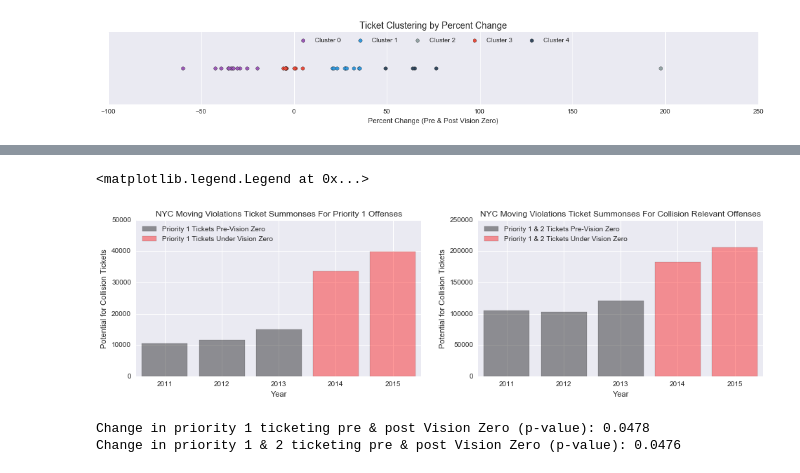
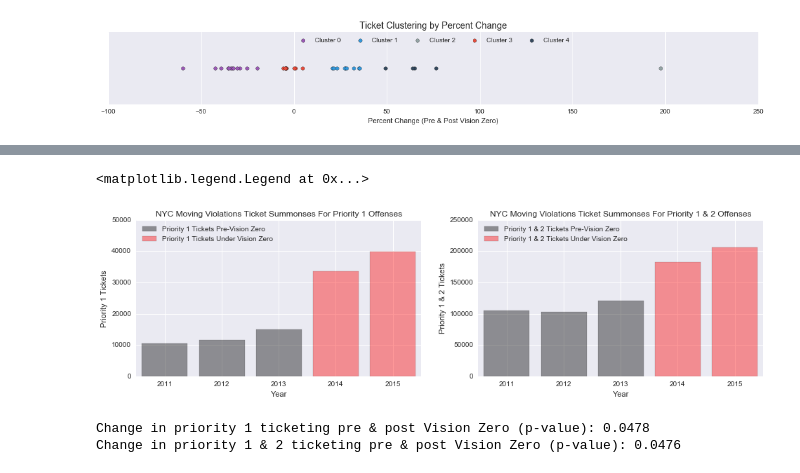
Before and after one commit to anastasiashe/Vision_Zero, a Jupyter notebook: TicketSummonses/04 Results.ipynb, the cells around one changed output, grey strips where cells are left out. Saved outputs shown, nothing was run; the diff lists cells and outputs as text; code cells hidden in the pictures.

```diff
--- a/TicketSummonses/04 Results.ipynb
+++ b/TicketSummonses/04 Results.ipynb
@@ -243,33 +263,33 @@ df['Year'] = [2011, 2012, 2013, 2014, 2015, 0, 0, 0, 0, 0,]
 # %%
 # Plot Change in Priority 1 Tickets
 fig1, (ax1, ax2) = pl.subplots(nrows = 1, ncols = 2, figsize = (16, 4))
 
 # Plot Priority 1 Tickets
 ax1.get_xaxis().get_major_formatter().set_useOffset(False)
 ax1.bar(df.Year[0:3], df['Not_Giving_RofW_to_Pedes'][0:3], color = 'k', alpha = 0.4,
          label = 'Priority 1 Tickets Pre-Vision Zero', align = 'center')
 ax1.bar(df.Year[3:5], df['Not_Giving_RofW_to_Pedes'][3:5], color = 'r', alpha = 0.4,
          label = 'Priority 1 Tickets Under Vision Zero', align = 'center')
-ax1.set_ylabel('Potential for Collision Tickets')
+ax1.set_ylabel('Priority 1 Tickets')
 ax1.set_xlabel('Year')
 ax1.set_title('NYC Moving Violations Ticket Summonses For Priority 1 Offenses')
 ax1.axis([2010.5, 2015.5, 0, 50000])
 ax1.legend(loc = 'upper left')
 
 # Plot Priority 1 & 2 Tickets
 ax2.get_xaxis().get_major_formatter().set_useOffset(False)
 ax2.bar(df.Year[0:3], df['P12'][0:3], color = 'k', alpha = 0.4,
          label = 'Priority 1 & 2 Tickets Pre-Vision Zero', align = 'center')
 ax2.bar(df.Year[3:5], df['P12'][3:5], color = 'r', alpha = 0.4,
          label = 'Priority 1 & 2 Tickets Under Vision Zero', align = 'center')
-ax2.set_ylabel('Potential for Collision Tickets')
+ax2.set_ylabel('Priority 1 & 2 Tickets')
 ax2.set_xlabel('Year')
-ax2.set_title('NYC Moving Violations Ticket Summonses For Collision Relevant Offenses')
+ax2.set_title('NYC Moving Violations Ticket Summonses For Priority 1 & 2 Offenses')
 ax2.axis([2010.5, 2015.5, 0, 250000])
 ax2.legend(loc = 'upper left')
 # %% [output]
 <matplotlib.legend.Legend at 0x...>
-[figure, old version]
+[figure, new version]
 # %%
 print ("Change in priority 1 ticketing pre & post Vision Zero (p-value): " +
        str(sc.ttest_ind(df['Not_Giving_RofW_to_Pedes'][0:3],
```
Also changed, not shown: parts of 3 cells of this notebook, 1 other file.
